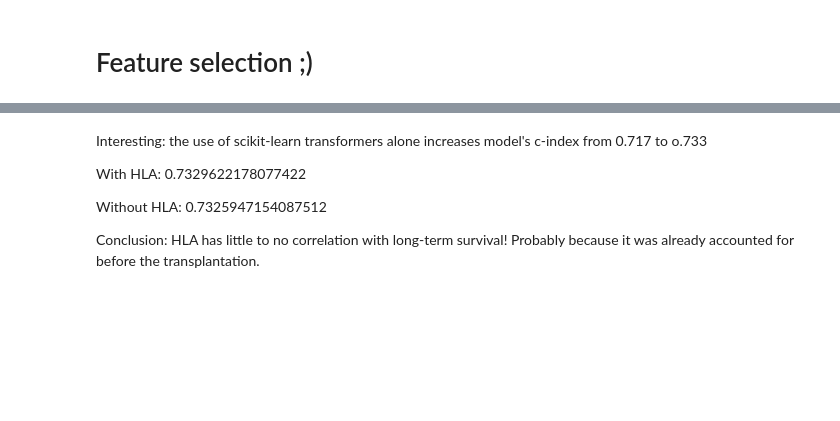
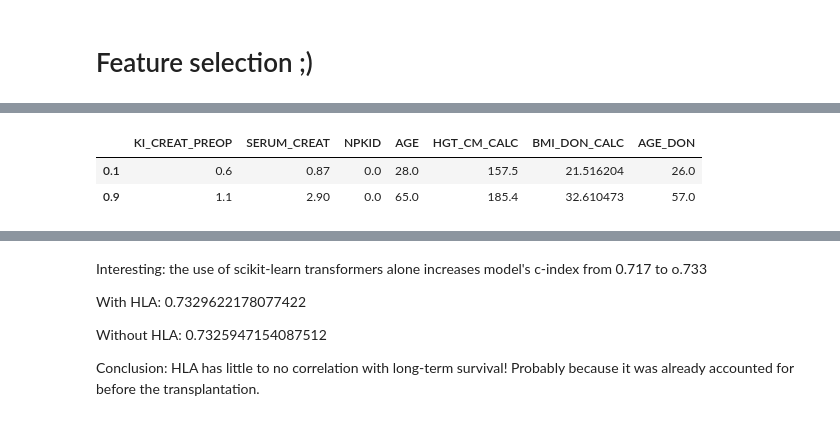
Before and after one commit to krllstdn/BachelorProject, a Jupyter notebook: Code/coxnet_living.ipynb, the cells around one changed output, grey strips where cells are left out. Drawn from its saved outputs; the diff is of its cells as text; code cells hidden in the pictures; blank space fills up the shorter version.

```diff
--- a/Code/coxnet_living.ipynb
+++ b/Code/coxnet_living.ipynb
@@ -108,3 +146,9 @@ yes_numerical = [
+# %%
+dataset[yes_numerical].quantile([0.1, 0.90])
+# %% [output]
+|  | KI_CREAT_PREOP | SERUM_CREAT | NPKID | AGE | HGT_CM_CALC | BMI_DON_CALC | AGE_DON |
+| 0.1 | 0.6 | 0.87 | 0.0 | 28.0 | 157.5 | 21.516204 | 26.0 |
+| 0.9 | 1.1 | 2.90 | 0.0 | 65.0 | 185.4 | 32.610473 | 57.0 |
 # %%
 dataset.columns[dataset.isna().any()].tolist()
 # %% [output]
```
Also changed, not shown: parts of 21 cells of this notebook, 1 other file.
